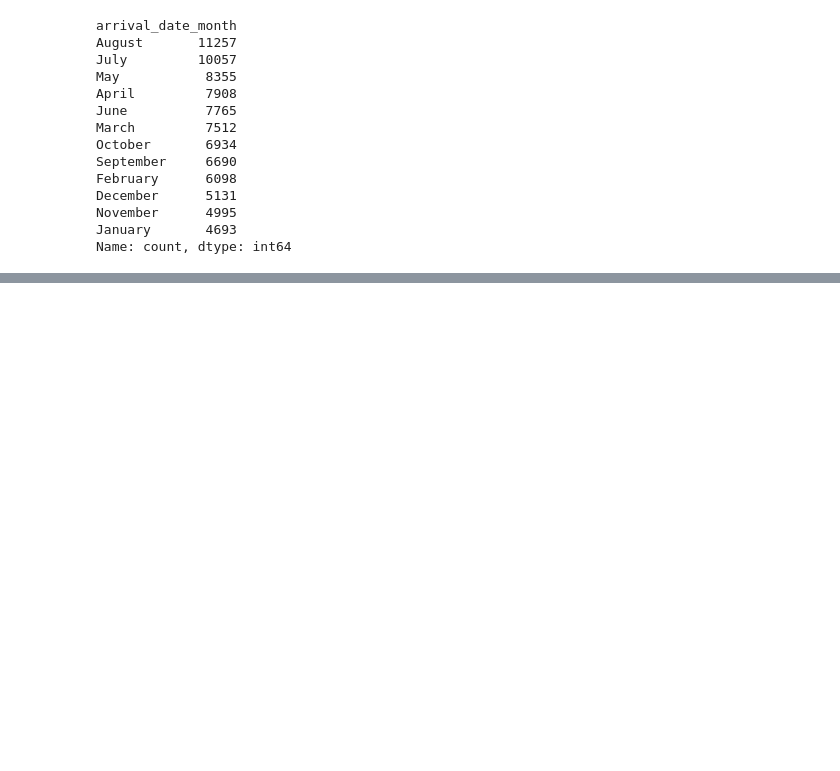
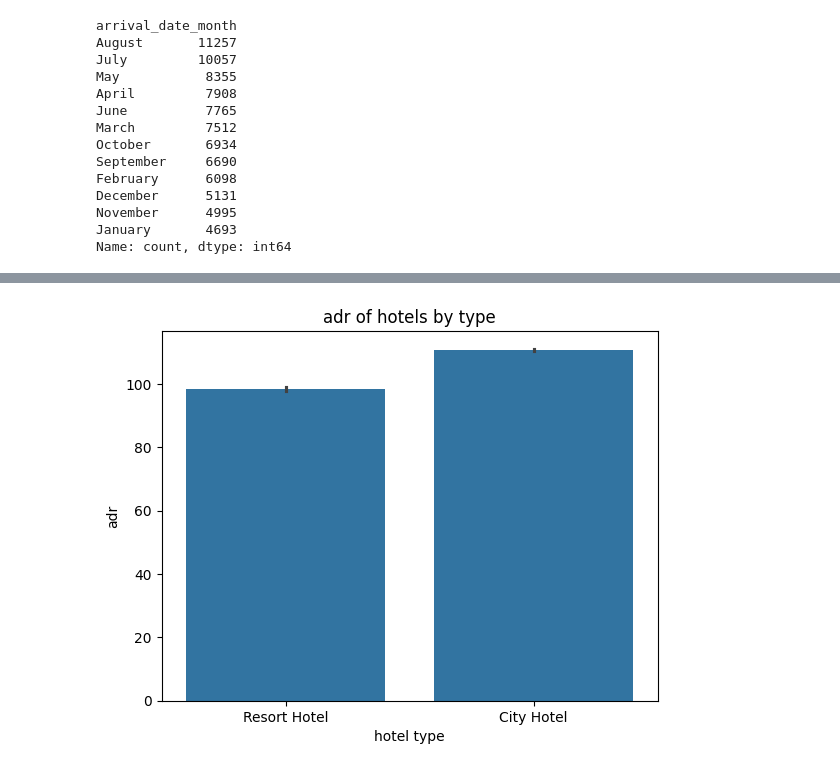
Before and after one commit to mayurimamdi/HotelBookingSystem, a Jupyter notebook: notebooks/01_eda.ipynb, the cells around one changed output, grey strips where cells are left out. Cells and saved outputs as stored; diff of their text form; code cells hidden in the pictures; blank space fills up the shorter version.

```diff
--- a/notebooks/01_eda.ipynb
+++ b/notebooks/01_eda.ipynb
@@ -217,0 +447,10 @@ df.to_csv("../data/processed/hotel_bookings_cleaned.csv", index=False)
+# %%
+df_2015 = df[df["arrival_date_year"] == 2015]
+# %%
+sns.barplot(x=df['hotel'], y=df['adr'], data=df_2015)
+plt.title("adr of hotels by type")
+plt.xlabel("hotel type")
+plt.ylabel("adr")
+plt.show()
+# %% [output]
+[figure, added]
```
Also changed, not shown: parts of 18 cells of this notebook.
